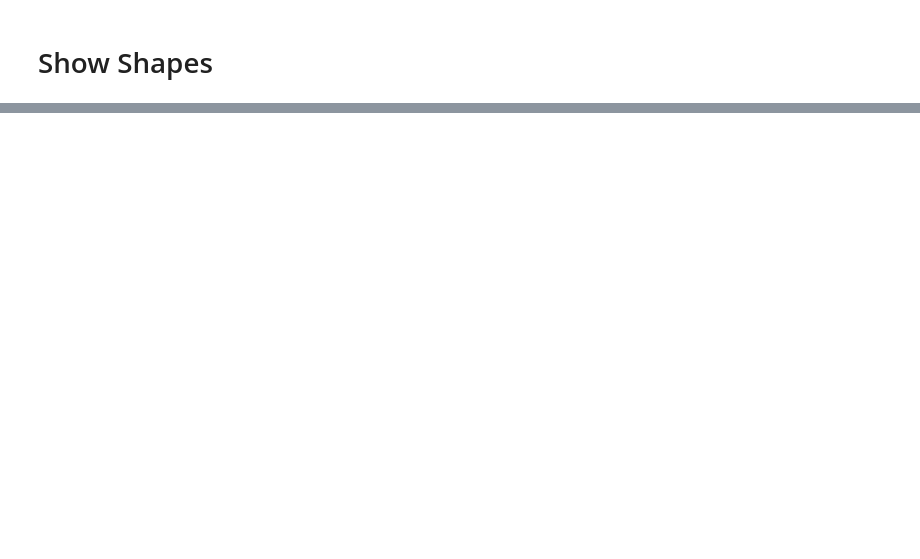
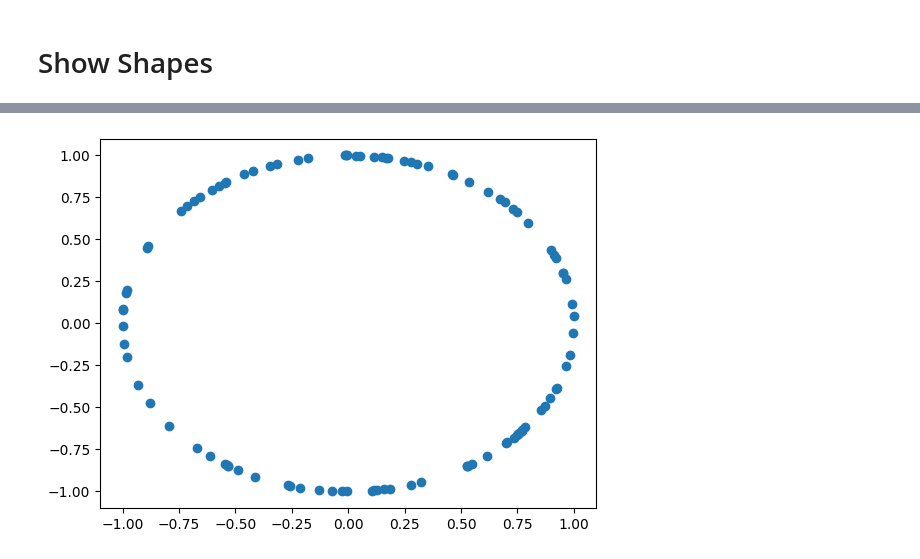
Before and after one commit to scikit-tda/tadasets, a Jupyter notebook: docs/notebooks/Examples.ipynb, the cells around one changed output, grey strips where cells are left out. Saved outputs shown, nothing was run; the diff lists cells and outputs as text; code cells hidden in the pictures; blank space fills up the shorter version.

```diff
--- a/docs/notebooks/Examples.ipynb
+++ b/docs/notebooks/Examples.ipynb
@@ -22,0 +40,6 @@ tadasets.plot3d(t)
+# %%
+t = tadasets.dsphere(d=1)
+plt.scatter(t[:,0],t[:,1])
+plt.show()
+# %% [output]
+[figure, added]
```
Also changed, not shown: parts of 9 cells of this notebook.
